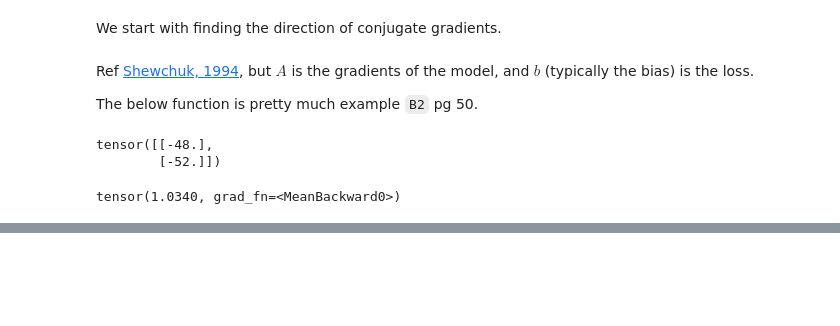
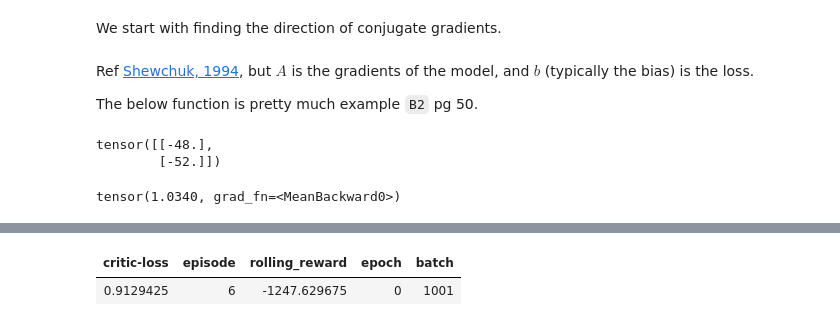
Before and after one commit to josiahls/fastrl, a Jupyter notebook: nbs/07_Agents/02_Continuous/12t_agents.trpo.ipynb, the cells around one changed output, grey strips where cells are left out. Cells and saved outputs as stored; diff of their text form; code cells hidden in the pictures; blank space fills up the shorter version.

```diff
--- a/nbs/07_Agents/02_Continuous/12t_agents.trpo.ipynb
+++ b/nbs/07_Agents/02_Continuous/12t_agents.trpo.ipynb
@@ -540,3 +967,32 @@ def forward_pass(weights,s,a,r,actor,old_log_prob):
+# %%
+#|eval:false
+# Setup Loggers
+logger_base = ProgressBarLogger(epoch_on_pipe=EpocherCollector,
+                 batch_on_pipe=BatchCollector)
+
+# Setup up the core NN
+torch.manual_seed(0)
+actor = Actor(3,1)
+critic = Critic(3)
+
+# Setup the Agent
+agent = TRPOAgent(actor,[logger_base])
+
+# Setup the DataBlock
+block = DataBlock(
+    (AdvantageGymTransformBlock(agent=agent,nsteps=2,nskips=2,firstlast=True,critic=critic,bs=64)),
+    (AdvantageGymTransformBlock(agent=agent,n=400,nsteps=2,nskips=2,firstlast=True,include_images=True,critic=critic,bs=64),VSCodeTransformBlock())
+)
+dls = L(block.dataloaders(['Pendulum-v1']*1))
+# Setup the Learner
+learner = TRPOLearner(actor,critic,dls,logger_bases=[logger_base],
+                      bs=128,max_sz=20_000,nsteps=2,
+                      batches=1000)
+# learner.fit(1)
+learner.fit(1)
+# %% [output]
+| critic-loss | episode | rolling_reward | epoch | batch |
+| 0.9129425 | 6 | -1247.629675 | 0 | 1001 |
 # %%
 #|hide
 #|eval: false
```
Also changed, not shown: parts of 24 cells of this notebook, 2 other files.
